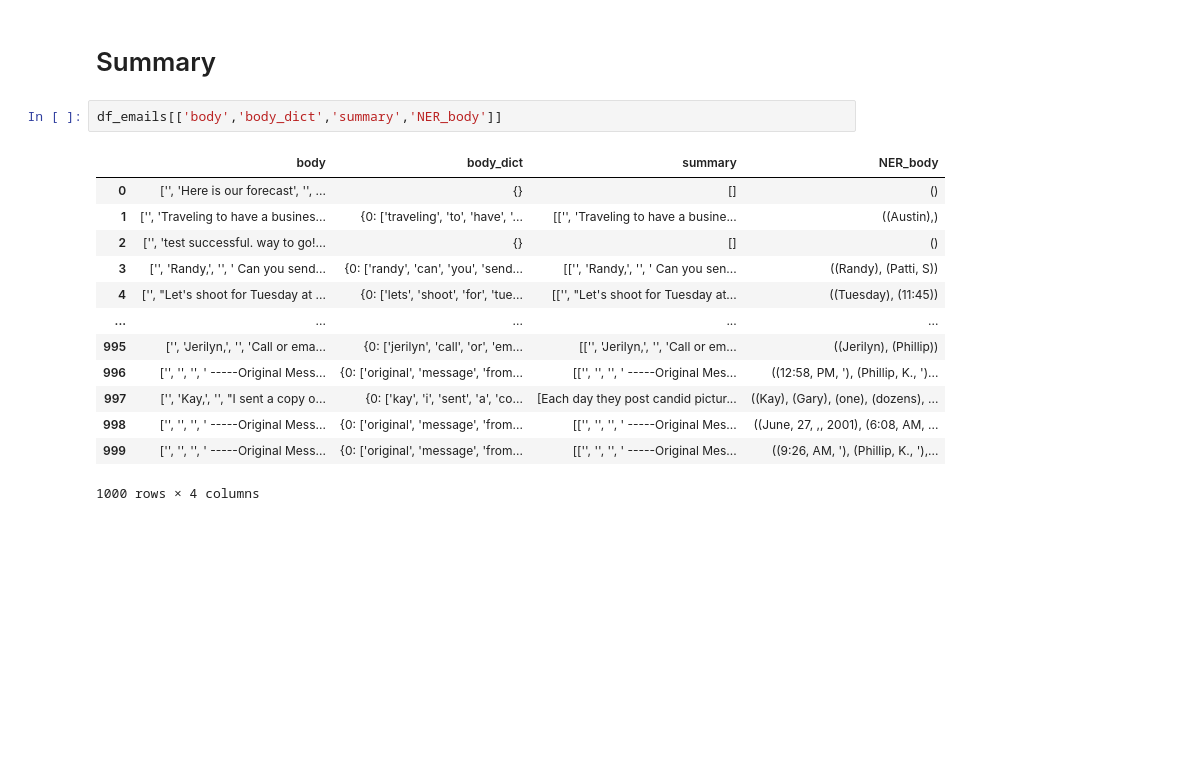
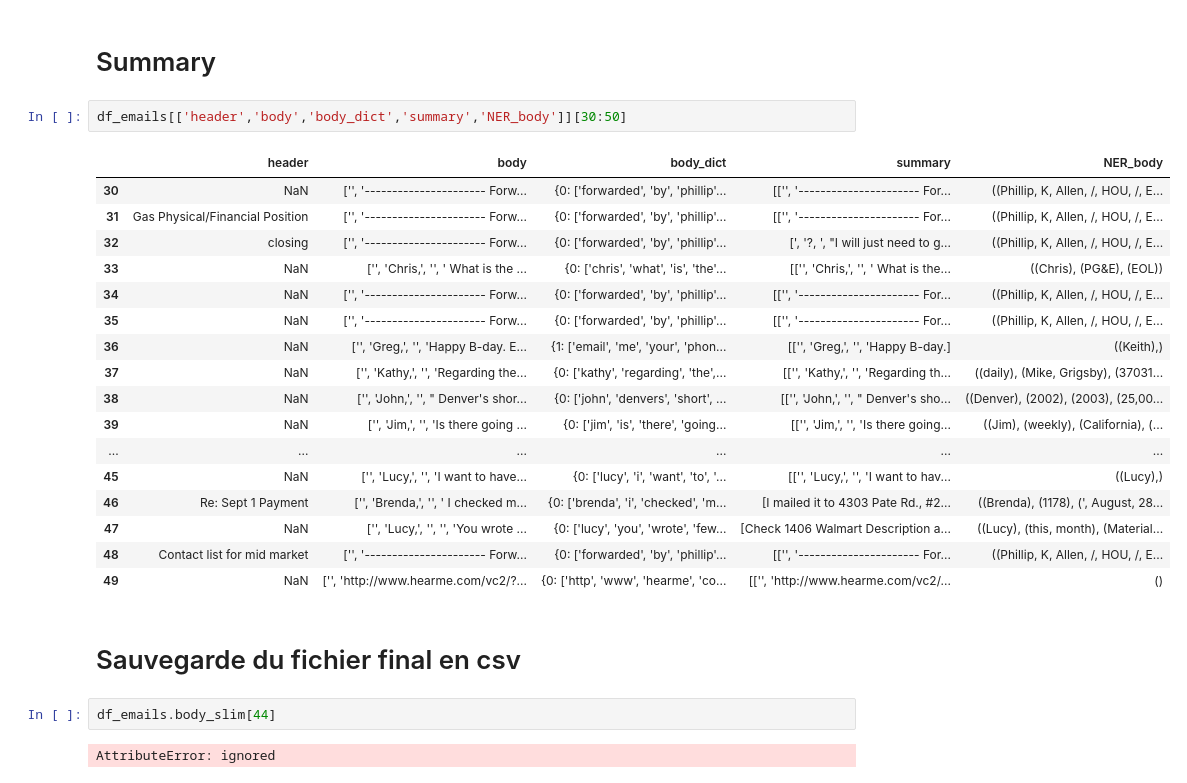
Before and after one commit to franckglastre/NLP-Datascientest, a Jupyter notebook: Py_Easymail.ipynb, the cells around one changed output. Saved outputs shown, nothing was run; the diff lists cells and outputs as text; blank space fills up the shorter version.

```diff
--- a/Py_Easymail.ipynb
+++ b/Py_Easymail.ipynb
@@ -410,18 +395,28 @@ df_emails['body'].iloc[id]
 # %% [markdown]
 # Summary
 # %%
-df_emails[['body','body_dict','summary','NER_body']]
+df_emails[['header','body','body_dict','summary','NER_body']][30:50]
 # %% [output]
-|  | body | body_dict | summary | NER_body |
-| 0 | ['', 'Here is our forecast', '', ... | {} | [] | () |
-| 1 | ['', 'Traveling to have a busines... | {0: ['traveling', 'to', 'have', '... | [['', 'Traveling to have a busine... | ((Austin),) |
-| 2 | ['', 'test successful. way to go!... | {} | [] | () |
-| 3 | ['', 'Randy,', '', ' Can you send... | {0: ['randy', 'can', 'you', 'send... | [['', 'Randy,', '', ' Can you sen... | ((Randy), (Patti, S)) |
-| 4 | ['', "Let's shoot for Tuesday at ... | {0: ['lets', 'shoot', 'for', 'tue... | [['', "Let's shoot for Tuesday at... | ((Tuesday), (11:45)) |
-| ... | ... | ... | ... | ... |
-| 995 | ['', 'Jerilyn,', '', 'Call or ema... | {0: ['jerilyn', 'call', 'or', 'em... | [['', 'Jerilyn,', '', 'Call or em... | ((Jerilyn), (Phillip)) |
-| 996 | ['', '', '', ' -----Original Mess... | {0: ['original', 'message', 'from... | [['', '', '', ' -----Original Mes... | ((12:58, PM, '), (Phillip, K., ')... |
-| 997 | ['', 'Kay,', '', "I sent a copy o... | {0: ['kay', 'i', 'sent', 'a', 'co... | [Each day they post candid pictur... | ((Kay), (Gary), (one), (dozens), ... |
-| 998 | ['', '', '', ' -----Original Mess... | {0: ['original', 'message', 'from... | [['', '', '', ' -----Original Mes... | ((June, 27, ,, 2001), (6:08, AM, ... |
-| 999 | ['', '', '', ' -----Original Mess... | {0: ['original', 'message', 'from... | [['', '', '', ' -----Original Mes... | ((9:26, AM, '), (Phillip, K., '),... |
+|  | header | body | body_dict | summary | NER_body |
+| 30 | NaN | ['', '---------------------- Forw... | {0: ['forwarded', 'by', 'phillip'... | [['', '---------------------- For... | ((Phillip, K, Allen, /, HOU, /, E... |
+| 31 | Gas Physical/Financial Position | ['', '---------------------- Forw... | {0: ['forwarded', 'by', 'phillip'... | [['', '---------------------- For... | ((Phillip, K, Allen, /, HOU, /, E... |
+| 32 | closing | ['', '---------------------- Forw... | {0: ['forwarded', 'by', 'phillip'... | [', '?, ', "I will just need to g... | ((Phillip, K, Allen, /, HOU, /, E... |
+| 33 | NaN | ['', 'Chris,', '', ' What is the ... | {0: ['chris', 'what', 'is', 'the'... | [['', 'Chris,', '', ' What is the... | ((Chris), (PG&E), (EOL)) |
+| 34 | NaN | ['', '---------------------- Forw... | {0: ['forwarded', 'by', 'phillip'... | [['', '---------------------- For... | ((Phillip, K, Allen, /, HOU, /, E... |
+| 35 | NaN | ['', '---------------------- Forw... | {0: ['forwarded', 'by', 'phillip'... | [['', '---------------------- For... | ((Phillip, K, Allen, /, HOU, /, E... |
+| 36 | NaN | ['', 'Greg,', '', 'Happy B-day. E... | {1: ['email', 'me', 'your', 'phon... | [['', 'Greg,', '', 'Happy B-day.] | ((Keith),) |
+| 37 | NaN | ['', 'Kathy,', '', 'Regarding the... | {0: ['kathy', 'regarding', 'the',... | [['', 'Kathy,', '', 'Regarding th... | ((daily), (Mike, Grigsby), (37031... |
+| 38 | NaN | ['', 'John,', '', " Denver's shor... | {0: ['john', 'denvers', 'short', ... | [['', 'John,', '', " Denver's sho... | ((Denver), (2002), (2003), (25,00... |
+| 39 | NaN | ['', 'Jim,', '', 'Is there going ... | {0: ['jim', 'is', 'there', 'going... | [['', 'Jim,', '', 'Is there going... | ((Jim), (weekly), (California), (... |
+| ... | ... | ... | ... | ... | ... |
+| 45 | NaN | ['', 'Lucy,', '', 'I want to have... | {0: ['lucy', 'i', 'want', 'to', '... | [['', 'Lucy,', '', 'I want to hav... | ((Lucy),) |
+| 46 | Re: Sept 1 Payment | ['', 'Brenda,', '', ' I checked m... | {0: ['brenda', 'i', 'checked', 'm... | [I mailed it to 4303 Pate Rd., #2... | ((Brenda), (1178), (', August, 28... |
+| 47 | NaN | ['', 'Lucy,', '', '', 'You wrote ... | {0: ['lucy', 'you', 'wrote', 'few... | [Check 1406 Walmart Description a... | ((Lucy), (this, month), (Material... |
+| 48 | Contact list for mid market | ['', '---------------------- Forw... | {0: ['forwarded', 'by', 'phillip'... | [['', '---------------------- For... | ((Phillip, K, Allen, /, HOU, /, E... |
+| 49 | NaN | ['', 'http://www.hearme.com/vc2/?... | {0: ['http', 'www', 'hearme', 'co... | [['', 'http://www.hearme.com/vc2/... | () |
-1000 rows × 4 columns
+# %% [markdown]
+# Sauvegarde du fichier final en csv
+# %%
+df_emails.body_slim[44]
+# %% [output]
+AttributeError: ignored
```
Also changed, not shown: parts of 5 cells of this notebook.
